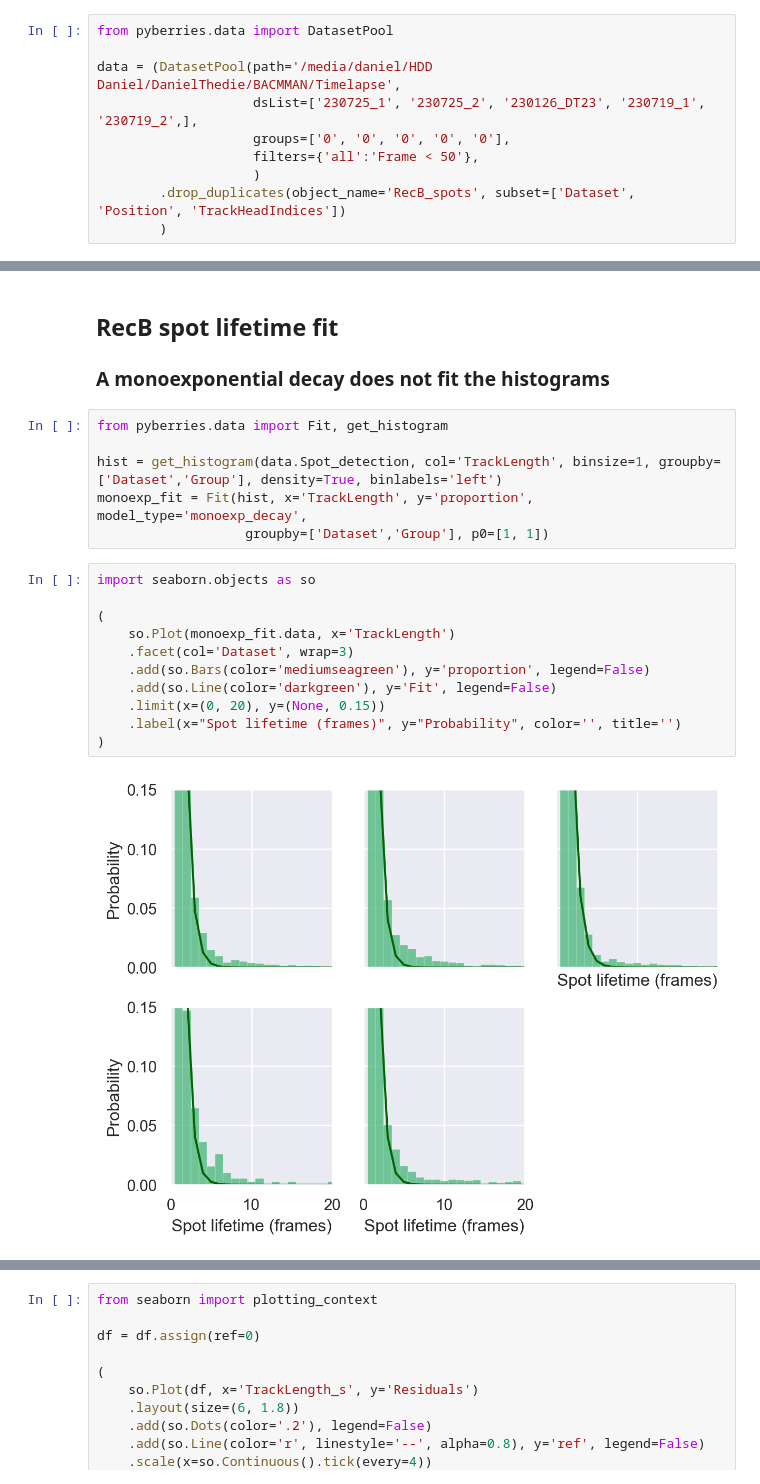
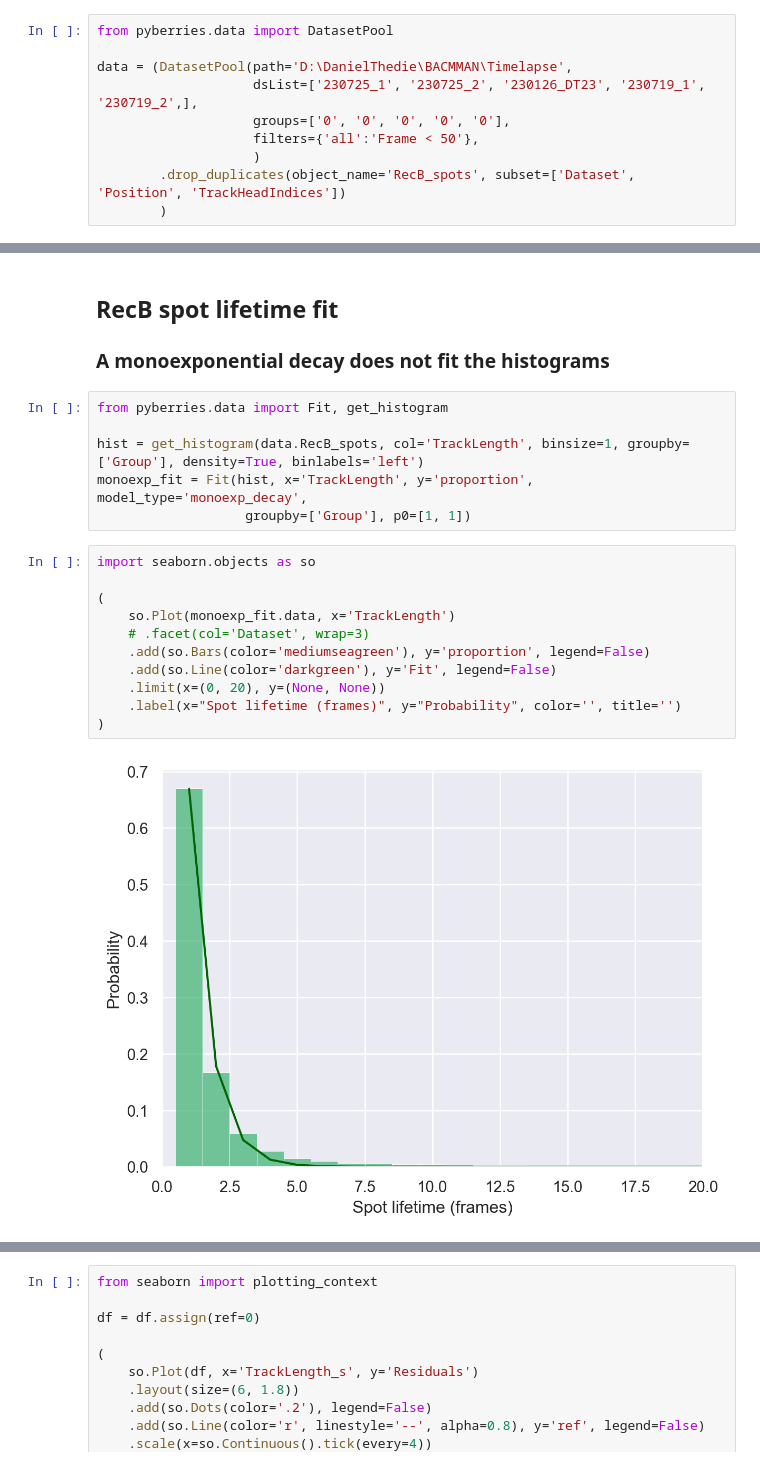
Before and after one commit to DanielThedie/RecB_article, a Jupyter notebook: Notebooks/1_Endogenous_damage/RecB_dissociation.ipynb, the cells around one changed output, grey strips where cells are left out. Cells and saved outputs as stored; diff of their text form.

Commit message:
Update spot object name

```diff
--- a/Notebooks/1_Endogenous_damage/RecB_dissociation.ipynb
+++ b/Notebooks/1_Endogenous_damage/RecB_dissociation.ipynb
@@ -3,7 +3,7 @@
 # %%
 from pyberries.data import DatasetPool
 
-data = (DatasetPool(path='/media/daniel/HDD Daniel/DanielThedie/BACMMAN/Timelapse',
+data = (DatasetPool(path='D:\DanielThedie\BACMMAN\Timelapse',
                     dsList=['230725_1', '230725_2', '230126_DT23', '230719_1', '230719_2',],
                     groups=['0', '0', '0', '0', '0'],
                     filters={'all':'Frame < 50'},
@@ -149,22 +149,22 @@ display(bleaching_rates)
 # %%
 from pyberries.data import Fit, get_histogram
 
-hist = get_histogram(data.Spot_detection, col='TrackLength', binsize=1, groupby=['Dataset','Group'], density=True, binlabels='left')
+hist = get_histogram(data.RecB_spots, col='TrackLength', binsize=1, groupby=['Group'], density=True, binlabels='left')
 monoexp_fit = Fit(hist, x='TrackLength', y='proportion', model_type='monoexp_decay',
-                   groupby=['Dataset','Group'], p0=[1, 1])
+                   groupby=['Group'], p0=[1, 1])
 # %%
 import seaborn.objects as so
 
 (
     so.Plot(monoexp_fit.data, x='TrackLength')
-    .facet(col='Dataset', wrap=3)
+    # .facet(col='Dataset', wrap=3)
     .add(so.Bars(color='mediumseagreen'), y='proportion', legend=False)
     .add(so.Line(color='darkgreen'), y='Fit', legend=False)
-    .limit(x=(0, 20), y=(None, 0.15))
+    .limit(x=(0, 20), y=(None, None))
     .label(x="Spot lifetime (frames)", y="Probability", color='', title='')
 )
 # %% [output]
-[figure, old version]
+[figure, new version]
 # %%
 df = (monoexp_fit.data
       .query('Dataset == "230719_2"')
```
Also changed, not shown: parts of 3 cells of this notebook.
